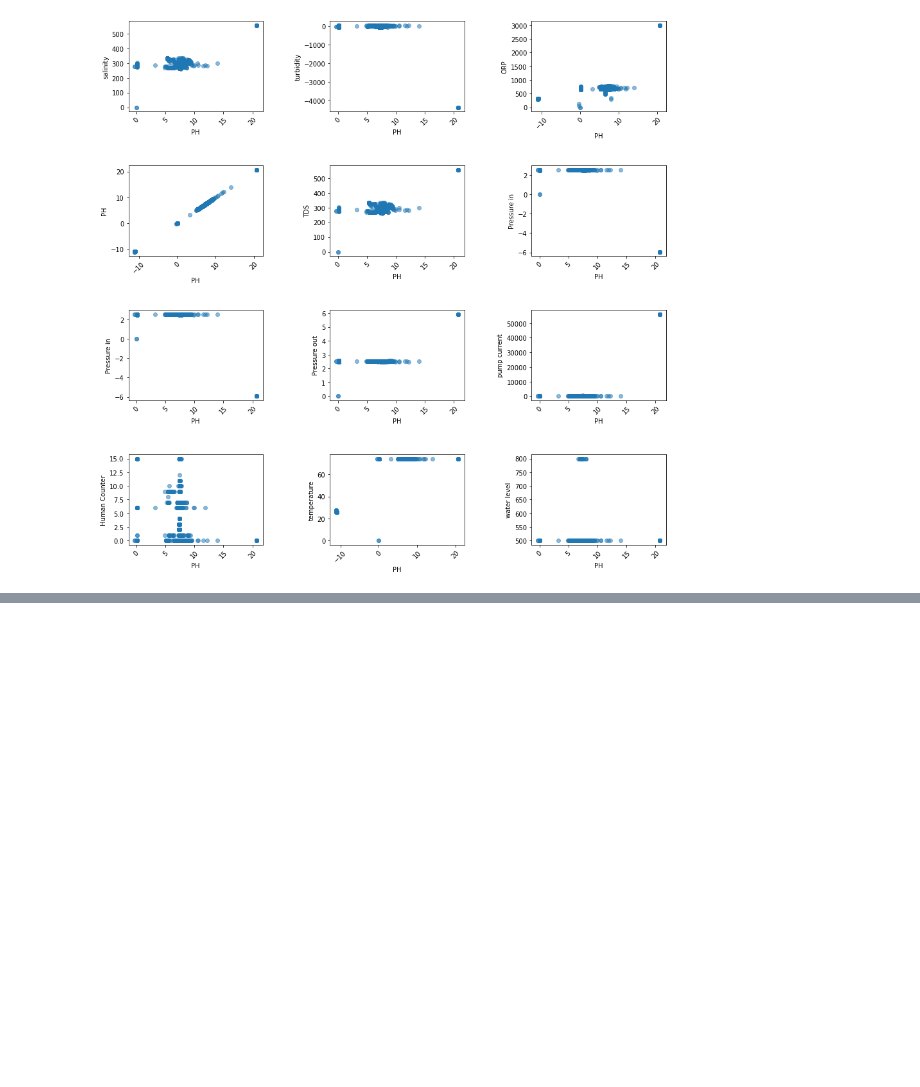
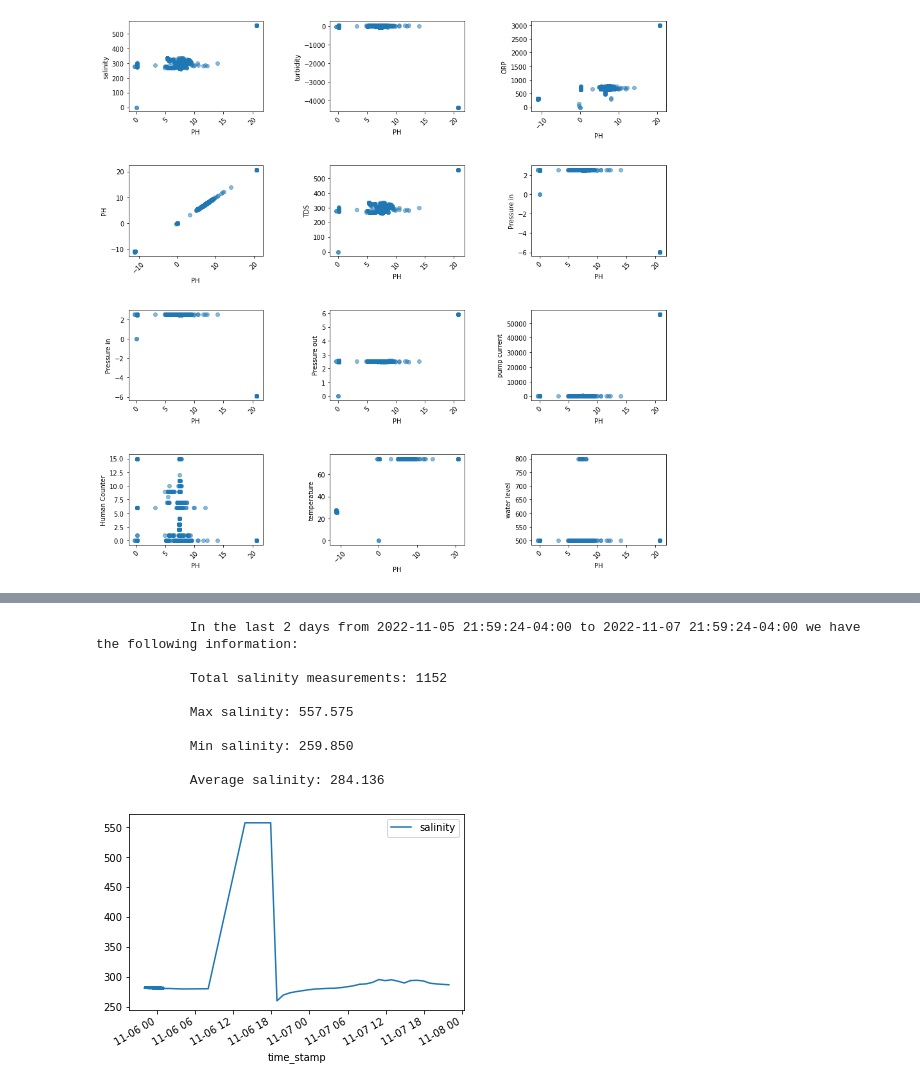
Before and after one commit to lutimoth/RIIPEN_ANTLER, a Jupyter notebook: Michael_Notebooks/Initial Exploratory Data Analysis.ipynb, the cells around one changed output, grey strips where cells are left out. Cells and saved outputs as stored; diff of their text form; code cells hidden in the pictures; blank space fills up the shorter version.

```diff
--- a/Michael_Notebooks/Initial Exploratory Data Analysis.ipynb
+++ b/Michael_Notebooks/Initial Exploratory Data Analysis.ipynb
@@ -180,0 +243,13 @@ scatterplots('PH',colume, ncol=3, figsize=(15, 15))
+# %%
+summary('2022-11-07 21:59:24.885-04:00', pooldatasummary,'salinity','2 days')
+# %% [output]
+            In the last 2 days from 2022-11-05 21:59:24-04:00 to 2022-11-07 21:59:24-04:00 we have the following information:
+
+            Total salinity measurements: 1152
+
+            Max salinity: 557.575
+
+            Min salinity: 259.850
+
+            Average salinity: 284.136
+[figure, added]
```
Also changed, not shown: parts of 10 cells of this notebook.
